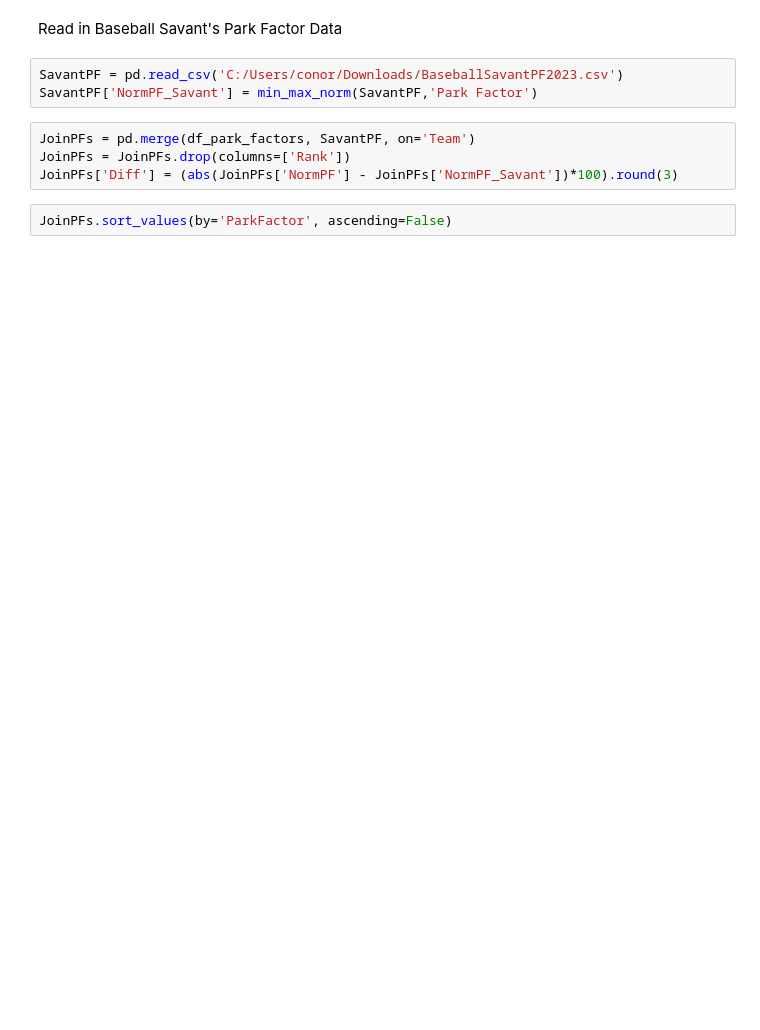
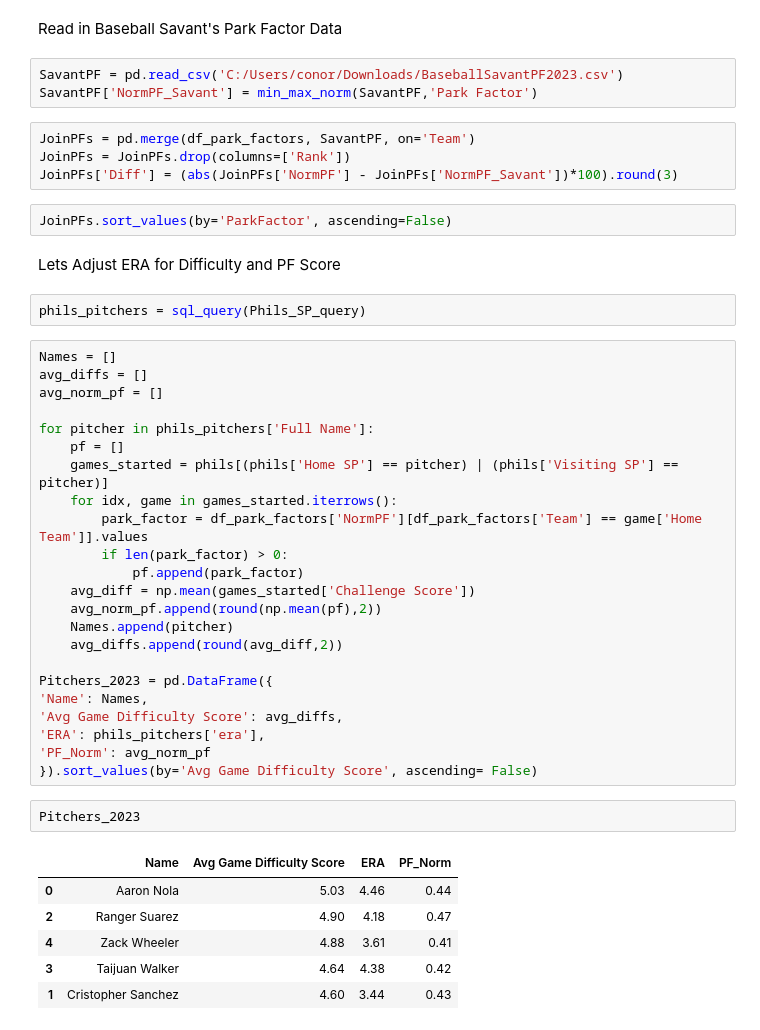
Before and after one commit to conorpwalsh4/LahmanAnalysis, a Jupyter notebook: ballpark_score.ipynb, the cells around one changed output. Drawn from its saved outputs; the diff is of its cells as text; blank space fills up the shorter version.

```diff
--- a/ballpark_score.ipynb
+++ b/ballpark_score.ipynb
@@ -269,3 +284,39 @@ JoinPFs = JoinPFs.drop(columns=['Rank'])
 JoinPFs['Diff'] = (abs(JoinPFs['NormPF'] - JoinPFs['NormPF_Savant'])*100).round(3)
 # %%
 JoinPFs.sort_values(by='ParkFactor', ascending=False)
+# %% [markdown]
+Lets Adjust ERA for Difficulty and PF Score
+# %%
+phils_pitchers = sql_query(Phils_SP_query)
+# %%
+Names = []
+avg_diffs = []
+avg_norm_pf = []
+
+for pitcher in phils_pitchers['Full Name']:
+    pf = []
+    games_started = phils[(phils['Home SP'] == pitcher) | (phils['Visiting SP'] == pitcher)]
+    for idx, game in games_started.iterrows():
+        park_factor = df_park_factors['NormPF'][df_park_factors['Team'] == game['Home Team']].values
+        if len(park_factor) > 0:
+            pf.append(park_factor)
+    avg_diff = np.mean(games_started['Challenge Score'])
+    avg_norm_pf.append(round(np.mean(pf),2))
+    Names.append(pitcher)
+    avg_diffs.append(round(avg_diff,2))
+
+Pitchers_2023 = pd.DataFrame({
+'Name': Names,
+'Avg Game Difficulty Score': avg_diffs,
+'ERA': phils_pitchers['era'],
+'PF_Norm': avg_norm_pf
+}).sort_values(by='Avg Game Difficulty Score', ascending= False)
+# %%
+Pitchers_2023
+# %% [output]
+|  | Name | Avg Game Difficulty Score | ERA | PF_Norm |
+| 0 | Aaron Nola | 5.03 | 4.46 | 0.44 |
+| 2 | Ranger Suarez | 4.90 | 4.18 | 0.47 |
+| 4 | Zack Wheeler | 4.88 | 3.61 | 0.41 |
+| 3 | Taijuan Walker | 4.64 | 4.38 | 0.42 |
+| 1 | Cristopher Sanchez | 4.60 | 3.44 | 0.43 |
```
Also changed, not shown: parts of 7 cells of this notebook.
